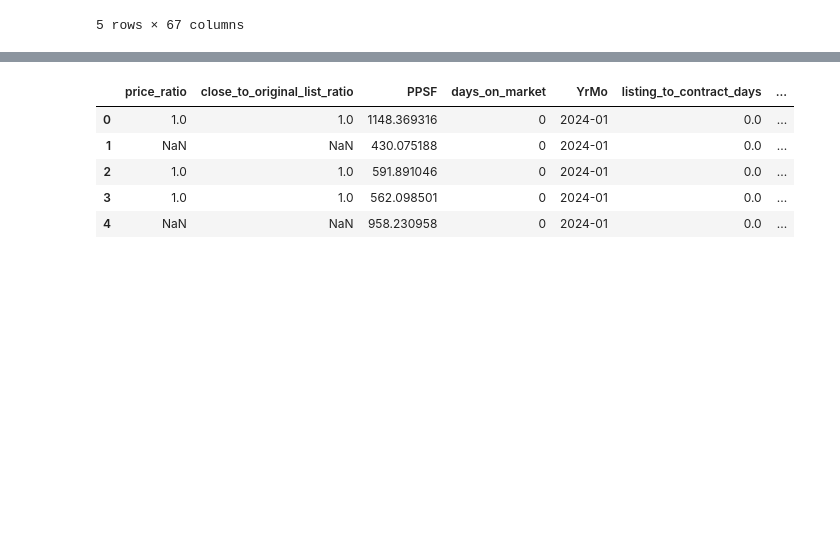
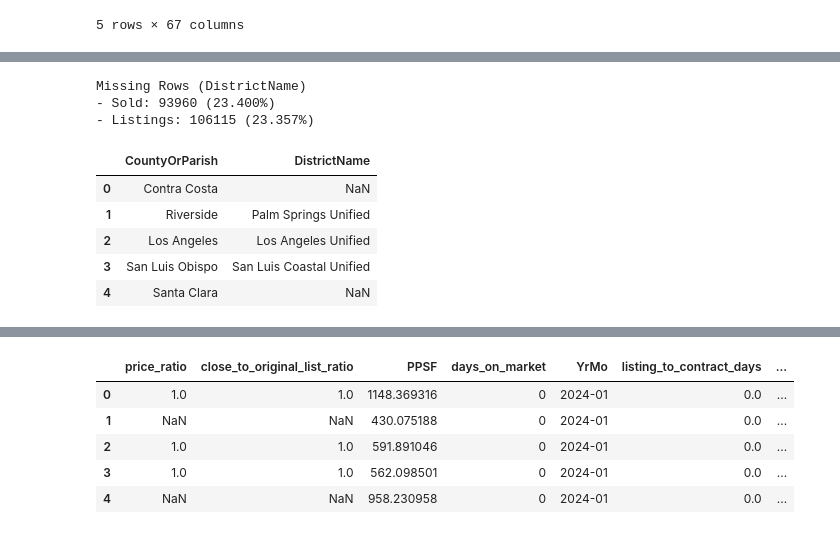
Before and after one commit to Michael-Anthony-Aguirre/IDX-Exchange-DA-Internship-2026, a Jupyter notebook: week6/5_metric_engineering.ipynb, the cells around one changed output, grey strips where cells are left out. Cells and saved outputs as stored; diff of their text form; code cells hidden in the pictures; blank space fills up the shorter version.

```diff
--- a/week6/5_metric_engineering.ipynb
+++ b/week6/5_metric_engineering.ipynb
@@ -54,0 +55,38 @@ df_listings.head()
+# %%
+# Convert each property’s Latitude and Longitude into a geographic point
+gdf_sold = gpd.GeoDataFrame(df_sold,
+                           geometry = gpd.points_from_xy(df_sold["Longitude"], df_sold["Latitude"]),
+                           crs = "EPSG:4326")
+
+gdf_listings = gpd.GeoDataFrame(df_listings,
+                               geometry = gpd.points_from_xy(df_listings["Longitude"], df_listings["Latitude"]),
+                               crs = "EPSG:4326")
+# %%
+# GeoJSON of California's school districts was retrieved from "https://data.ca.gov/dataset/california-school-district-areas-2025-26", place this file in the "datasets" folder
+gdf_school_districts = gpd.read_file("DistrictAreas2526_-284845464123469011.geojson")
+gdf_school_districts = gdf_school_districts.to_crs("EPSG:4326")
+gdf_school_districts = gdf_school_districts[gdf_school_districts.DistrictType == "Unified"]
+# %%
+# Perform a spatial join (gpd.sjoin) to determine which Unified School District polygon contains each property
+df_sold = gpd.sjoin(gdf_sold, gdf_school_districts[["geometry", "DistrictName"]], how = "left")
+df_sold = df_sold.drop(columns = ["index_right"])
+
+df_listings = gpd.sjoin(gdf_listings, gdf_school_districts[["geometry", "DistrictName"]], how = "left")
+df_listings = df_listings.drop(columns = ["index_right"])
+# %%
+print("Missing Rows (DistrictName)")
+print(f"- Sold: {df_sold.DistrictName.isna().sum()} ({df_sold.DistrictName.isna().sum() / len(df_sold) * 100:.3f}%)")
+print(f"- Listings: {df_listings.DistrictName.isna().sum()} ({df_listings.DistrictName.isna().sum() / len(df_listings) * 100:.3f}%)")
+# %% [output]
+Missing Rows (DistrictName)
+- Sold: 93960 (23.400%)
+- Listings: 106115 (23.357%)
+# %%
+df_sold[["CountyOrParish", "DistrictName"]].head()
+# %% [output]
+|  | CountyOrParish | DistrictName |
+| 0 | Contra Costa | NaN |
+| 1 | Riverside | Palm Springs Unified |
+| 2 | Los Angeles | Los Angeles Unified |
+| 3 | San Luis Obispo | San Luis Coastal Unified |
+| 4 | Santa Clara | NaN |
```
Also changed, not shown: parts of 8 cells of this notebook.
